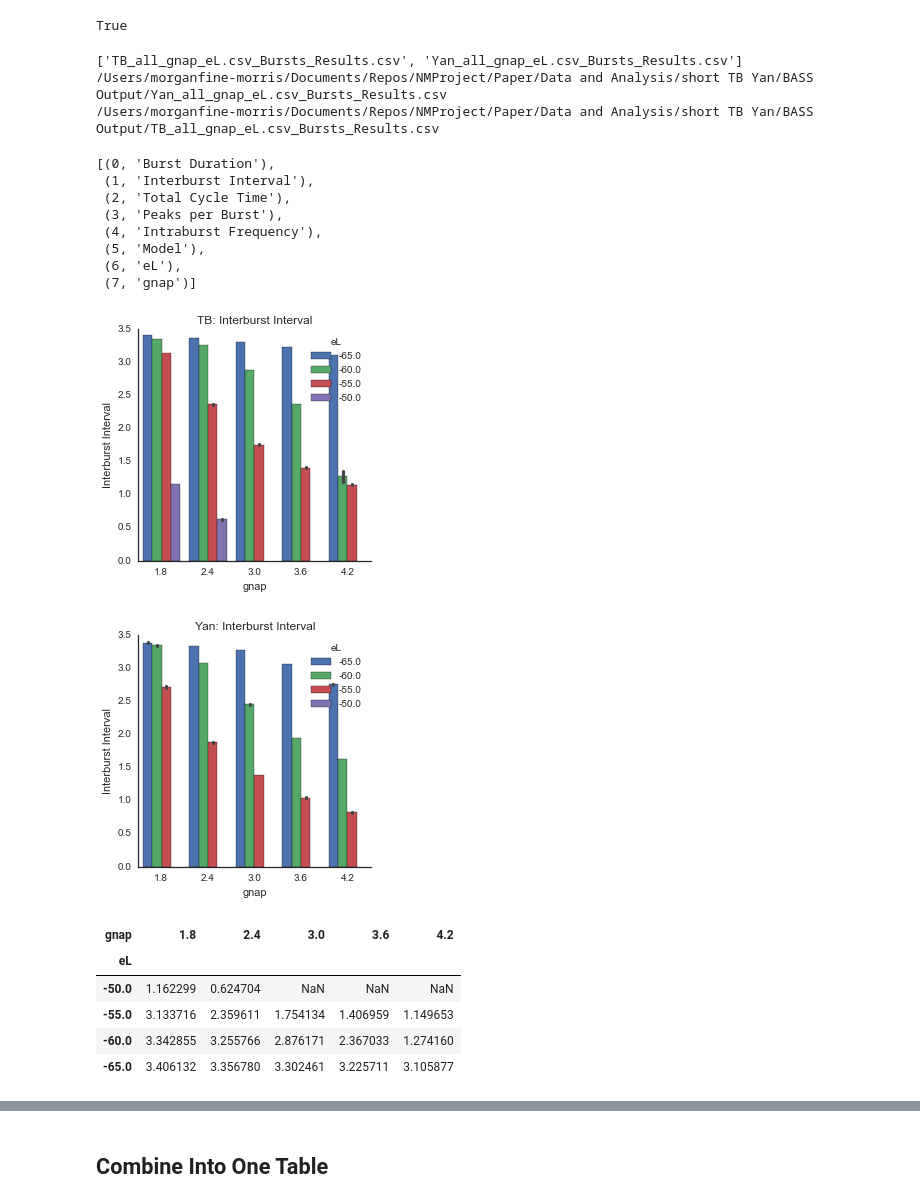
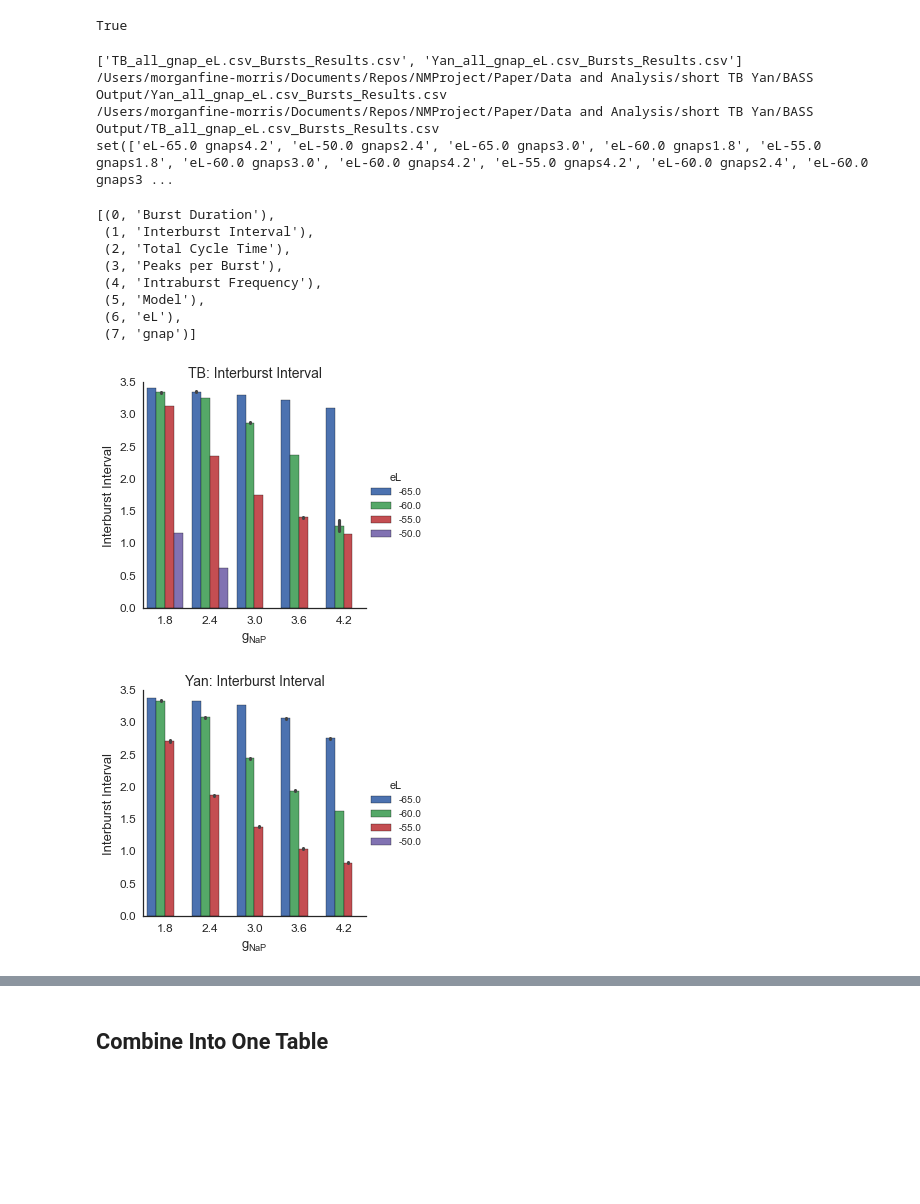
Before and after one commit to mfinemorris/NMProject, a Jupyter notebook: IPYNB/Seaborn Exp.ipynb, the cells around one changed output, grey strips where cells are left out. Saved outputs shown, nothing was run; the diff lists cells and outputs as text; code cells hidden in the pictures; blank space fills up the shorter version.

Commit message:
Added plot formatting and made changes to latex default fonts and seaborn font sizes. Also, the heatmaps will only plot when %matplotlib inline is the backend, so I re-added it.

```diff
--- a/IPYNB/Seaborn Exp.ipynb
+++ b/IPYNB/Seaborn Exp.ipynb
@@ -4,6 +4,20 @@ import os, sys, itertools
 import pandas as pd
 import NMUtility
 import matplotlib.pyplot as plt
-sns.set(style="white")
+sns.set(style="white")#, font_scale=1.0)
+sns.set_style({'axes.labelsize':13,'axes.titlesize':14,'xtick.labelsize':12, 'ytick.labelsize':12})
 %matplotlib inline
+# %%
+#from http://stackoverflow.com/questions/11367736/matplotlib-consistent-font-using-latex
+import matplotlib
+#sorted([f.name for f in matplotlib.font_manager.fontManager.ttflist]) #see list of avail. fonts
+
+font = 'Bitstream Vera Sans'
+matplotlib.rcParams['mathtext.fontset'] = 'custom'
+matplotlib.rcParams['mathtext.rm'] = font
+matplotlib.rcParams['mathtext.it'] = font+':italic'
+matplotlib.rcParams['mathtext.bf'] = font+':bold'
+matplotlib.rcParams['mathtext.default'] = 'regular'
+
+#matplotlib.pyplot.title(r'ABC123 vs $\mathrm{ABC123}^{123}$') #example
 # %%
@@ -24,13 +38,15 @@ print fullpath_y, '\n',fullpath_t
 table_y = pd.DataFrame.from_csv(fullpath_y)
 table_t= pd.DataFrame.from_csv(fullpath_t)
 
-paramsets = set(table_y.index+table_t.index)
+paramsets = set(table_y.index|table_t.index)
+print paramsets
 #table_t = table_t.drop(['Unnamed: 1','Attack','Decay','Peak Time','Peak Amp','Edge Event','Burst Start', 'Burst End'],axis=1)
 #table_y = table_y.drop(['Unnamed: 1','Attack','Decay','Peak Time','Peak Amp','Edge Event','Burst Start', 'Burst End'],axis=1)
 # %% [output]
 ['TB_all_gnap_eL.csv_Bursts_Results.csv', 'Yan_all_gnap_eL.csv_Bursts_Results.csv']
 /Users/morganfine-morris/Documents/Repos/NMProject/Paper/Data and Analysis/short TB Yan/BASS Output/Yan_all_gnap_eL.csv_Bursts_Results.csv
 /Users/morganfine-morris/Documents/Repos/NMProject/Paper/Data and Analysis/short TB Yan/BASS Output/TB_all_gnap_eL.csv_Bursts_Results.csv
+set(['eL-65.0 gnaps4.2', 'eL-50.0 gnaps2.4', 'eL-65.0 gnaps3.0', 'eL-60.0 gnaps1.8', 'eL-55.0 gnaps1.8', 'eL-60.0 gnaps3.0', 'eL-60.0 gnaps4.2', 'eL-55.0 gnaps4.2', 'eL-60.0 gnaps2.4', 'eL-60.0 gnaps3 ...
 # %%
 def split_param_sets(table):
     import re
@@ -71,26 +87,23 @@ list(enumerate(keys))
 key = keys[1]
 # %%
 ho= ['-65.0','-60.0','-55.0','-50.0']
-facets = sns.factorplot("gnap", key, "eL", table_t, kind="bar",legend=False, size=4,hue_order = ho)#, aspect=.8)
-plt.legend(loc=1,title="eL")
+facets = sns.factorplot("gnap", key, "eL", table_t, kind="bar",legend=True, legend_out=True,
+                        size=4, hue_order = ho)#, aspect=.8)
+#plt.legend(loc=1,title="eL")
+plt.xlabel(r'$g_{NaP}$')
 plt.title("TB: "+key)
-facets = sns.factorplot("gnap", key, "eL", table_y, kind="bar",legend=False, size=4,hue_order = ho)#, aspect=.8)
-plt.legend(loc=1,title="eL")
+facets = sns.factorplot("gnap", key, "eL", table_y, kind="bar",legend=True, legend_out=True,
+                        size=4, hue_order = ho)#, aspect=.8)
+#plt.legend(loc=1,title="eL")
+plt.xlabel(r'$g_{NaP}$')
 plt.title("Yan: "+key)
 plt.show()
 # %% [output]
-[figure, old version]
+[figure, new version]
-[figure, old version]
+[figure, new version]
 # %%
 yan_mean = table_y.groupby(['eL','gnap']).mean()
 tb_mean = table_t.groupby(['eL','gnap']).mean()
 unstacked_yan = yan_mean.unstack()[key].fillna(0.0)
-unstacked_tb = tb_mean.unstack()[key]#.fillna(0.0)
-unstacked_tb#.head()
+unstacked_tb = tb_mean.unstack()[key].fillna(0.0)
+vmax = max(unstacked_tb.values.max(), unstacked_yan.values.max())
-# %% [output]
-| gnap | 1.8 | 2.4 | 3.0 | 3.6 | 4.2 |
-| eL |  |  |  |  |  |
-| -50.0 | 1.162299 | 0.624704 | NaN | NaN | NaN |
-| -55.0 | 3.133716 | 2.359611 | 1.754134 | 1.406959 | 1.149653 |
-| -60.0 | 3.342855 | 3.255766 | 2.876171 | 2.367033 | 1.274160 |
-| -65.0 | 3.406132 | 3.356780 | 3.302461 | 3.225711 | 3.105877 |
```
Also changed, not shown: parts of 12 cells of this notebook.
